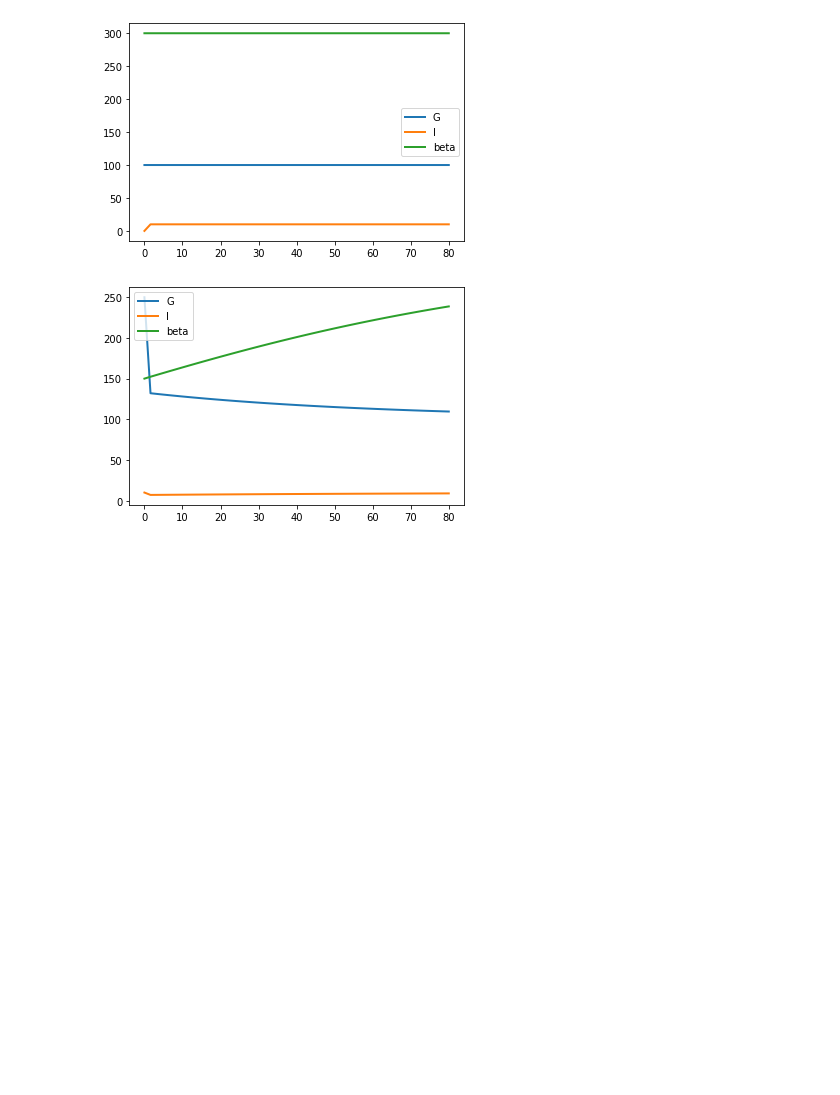
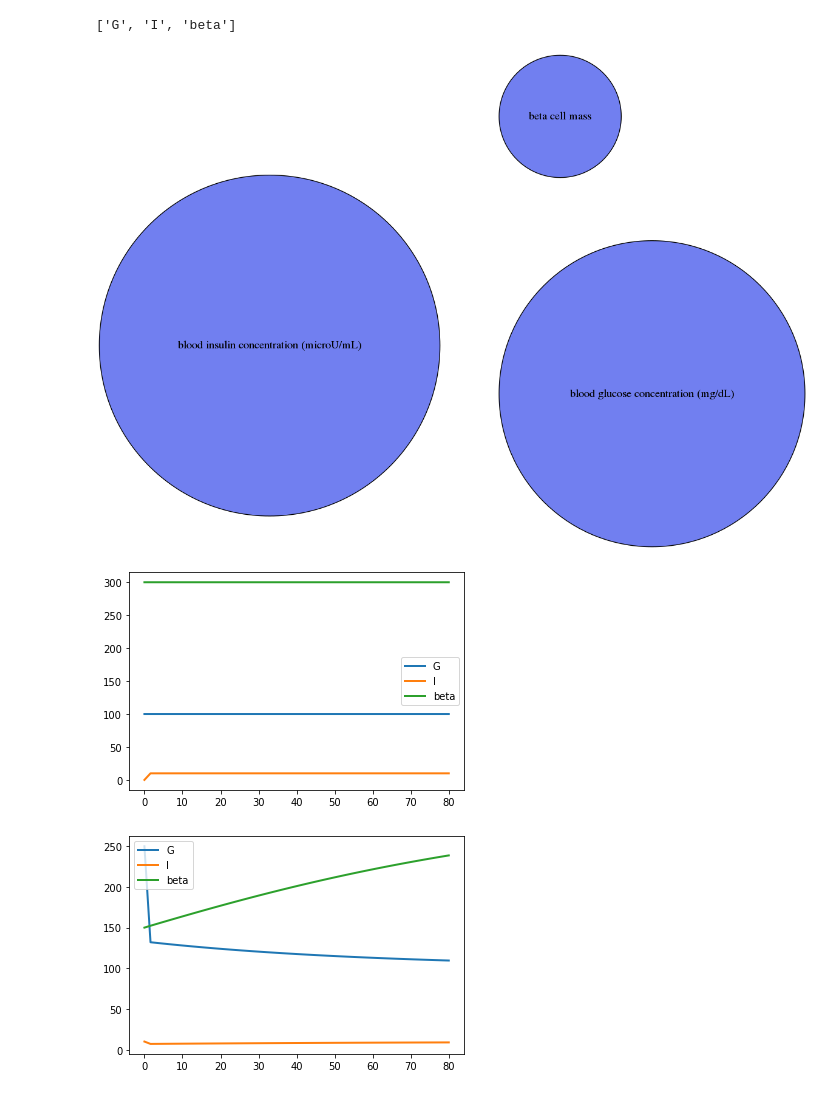
Before and after one commit to yjzhang/t2d_models, a Jupyter notebook: topp_2000.ipynb, the cells around one changed output. Saved outputs shown, nothing was run; the diff lists cells and outputs as text; code cells hidden in the pictures; blank space fills up the shorter version.

```diff
--- a/topp_2000.ipynb
+++ b/topp_2000.ipynb
@@ -26,4 +33,15 @@ I = 0;
 """)
+# %%
+from tellurium import SBMLDiagram
+diagram = SBMLDiagram(r.getSBML())
+# %%
+diagram.g.nodes()
+# %% [output]
+['G', 'I', 'beta']
+# %%
+diagram.draw()
+# %% [output]
+[figure, added]
 # %%
 result = r.simulate(0, 80)
 # %%
```
Also changed, not shown: parts of 3 cells of this notebook, 2 other files.
